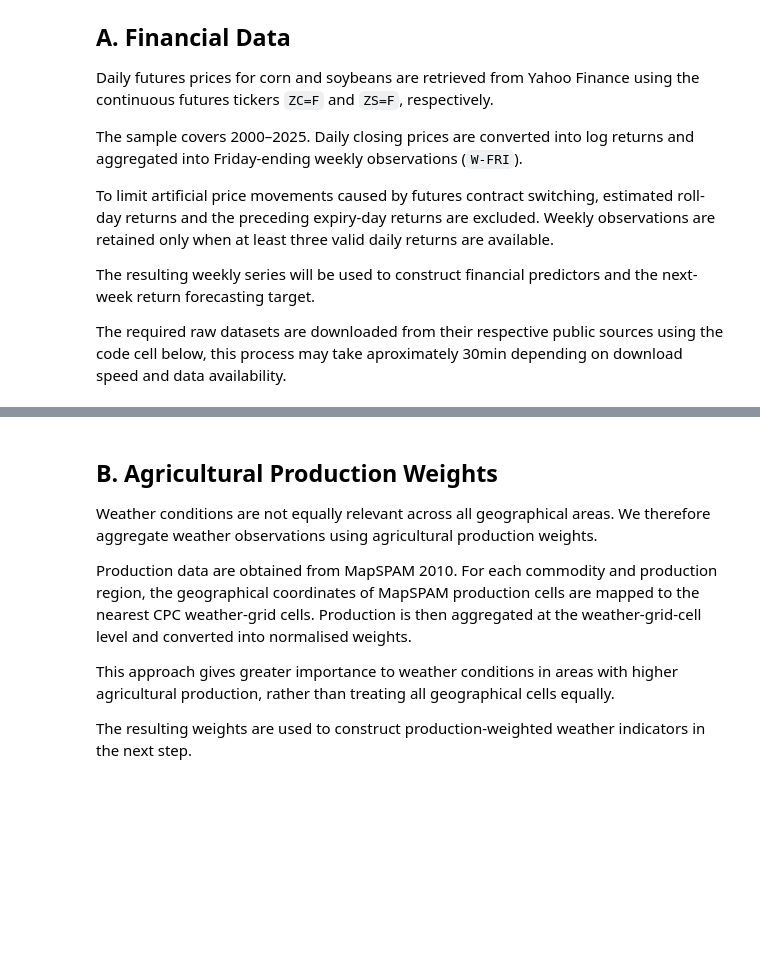
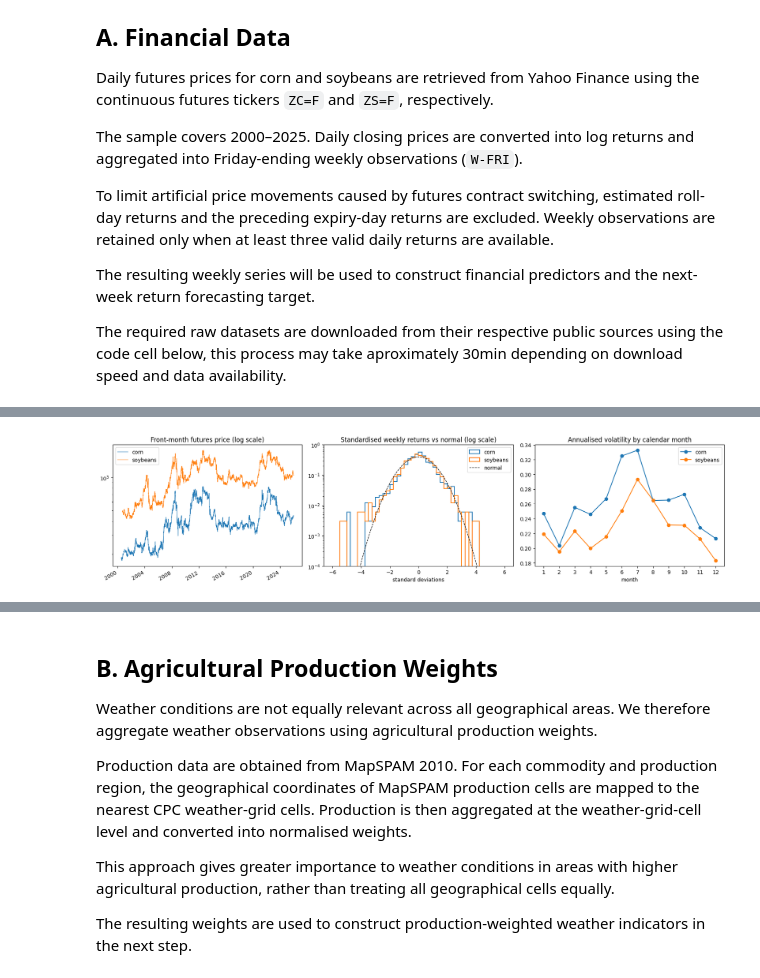
Before and after one commit to Arthurnoo/weather-alpha-for-commodities, a Jupyter notebook: final_notebook.ipynb, the cells around one changed output, grey strips where cells are left out. Drawn from its saved outputs; the diff is of its cells as text; code cells hidden in the pictures; blank space fills up the shorter version.

Commit message:
Final notebook: descriptive statistics, result figures, cautious Clark-West wording, cleaner code and outputs

```diff
--- a/final_notebook.ipynb
+++ b/final_notebook.ipynb
@@ -881,0 +503,52 @@ Sample:
+# %%
+# Descriptive statistics of daily and weekly log returns
+def describe_returns(r, periods_per_year):
+    r = r.dropna()
+    return pd.Series({
+        "n_obs": len(r),
+        "mean (annualised)": r.mean() * periods_per_year,
+        "volatility (annualised)": r.std() * np.sqrt(periods_per_year),
+        "skewness": stats.skew(r),
+        "excess kurtosis": stats.kurtosis(r),  # normal law: 0
+        "Jarque-Bera": stats.jarque_bera(r).statistic
+    })
+
+
+desc = pd.DataFrame({
+    f"{commodity} ({horizon})": describe_returns(returns[commodity], periods)
+    for horizon, returns, periods in [("daily", daily_returns, 252), ("weekly", weekly_returns, 52)]
+    for commodity in COMMODITIES
+}).T
+display(desc.round(3))
+
+fig, axes = plt.subplots(1, 3, figsize=(17, 4.2))
+
+# 1. Price levels (log scale)
+prices_daily[COMMODITIES].plot(ax=axes[0], lw=0.8, logy=True)
+axes[0].set_title("Front-month futures price (log scale)")
+axes[0].set_xlabel("")
+
+# 2. Standardised weekly returns against the standard normal density, log scale to show the tails
+bins = np.arange(-6, 6.25, 0.25)
+grid = np.linspace(-6, 6, 300)
+for commodity in COMMODITIES:
+    z = weekly_returns[commodity].dropna()
+    z = (z - z.mean()) / z.std()
+    axes[1].hist(z, bins=bins, density=True, histtype="step", lw=1.5, label=commodity)
+axes[1].plot(grid, stats.norm.pdf(grid), "k--", lw=1, label="normal")
+axes[1].set_yscale("log")
+axes[1].set_ylim(1e-4, 1)
+axes[1].set_title("Standardised weekly returns vs normal (log scale)")
+axes[1].set_xlabel("standard deviations")
+axes[1].legend()
+
+# 3. Annualised volatility of daily returns by calendar month
+monthly_vol = daily_returns[COMMODITIES].groupby(daily_returns.index.month).std() * np.sqrt(252)
+monthly_vol.plot(ax=axes[2], marker="o")
+axes[2].set_xticks(range(1, 13))
+axes[2].set_title("Annualised volatility by calendar month")
+axes[2].set_xlabel("month")
+
+fig.tight_layout()
+plt.show()
+# %% [output]
@@ -881,0 +560 @@ Sample:
+[figure, added]
```
Also changed, not shown: parts of 24 cells of this notebook.
